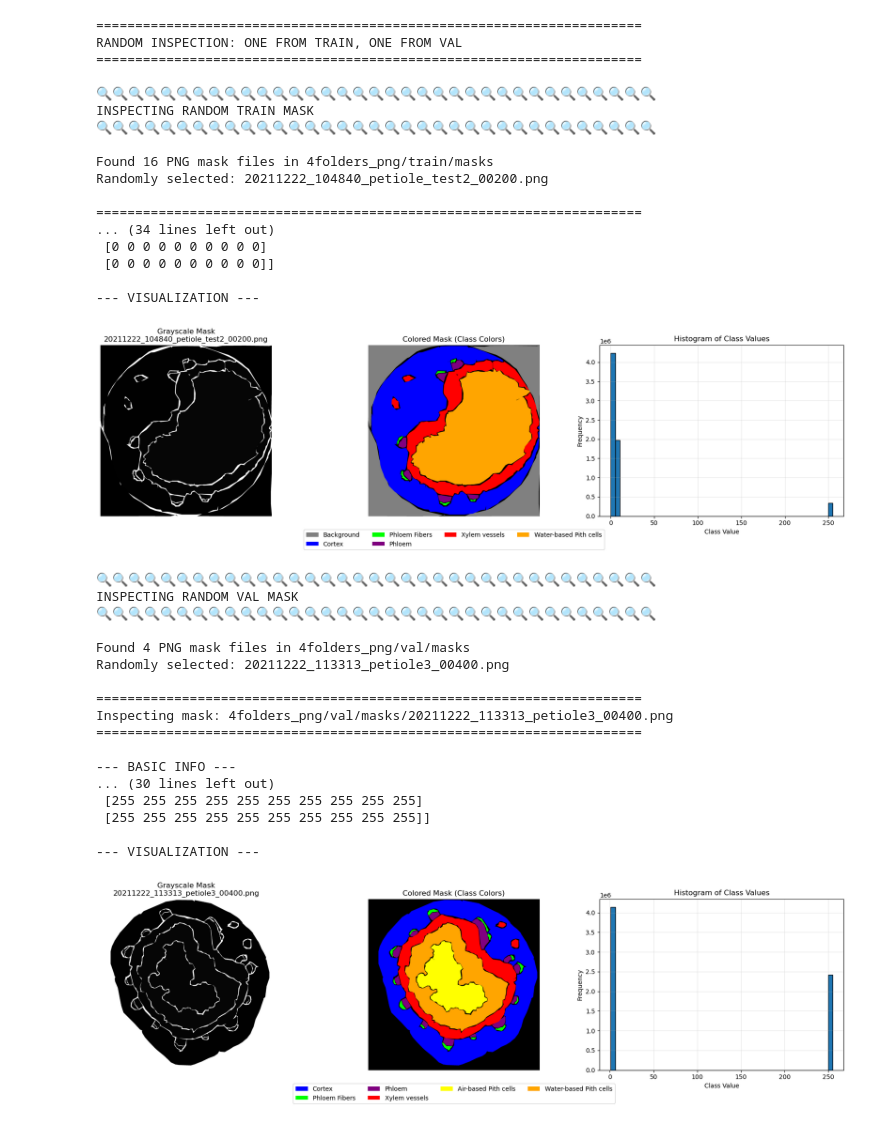
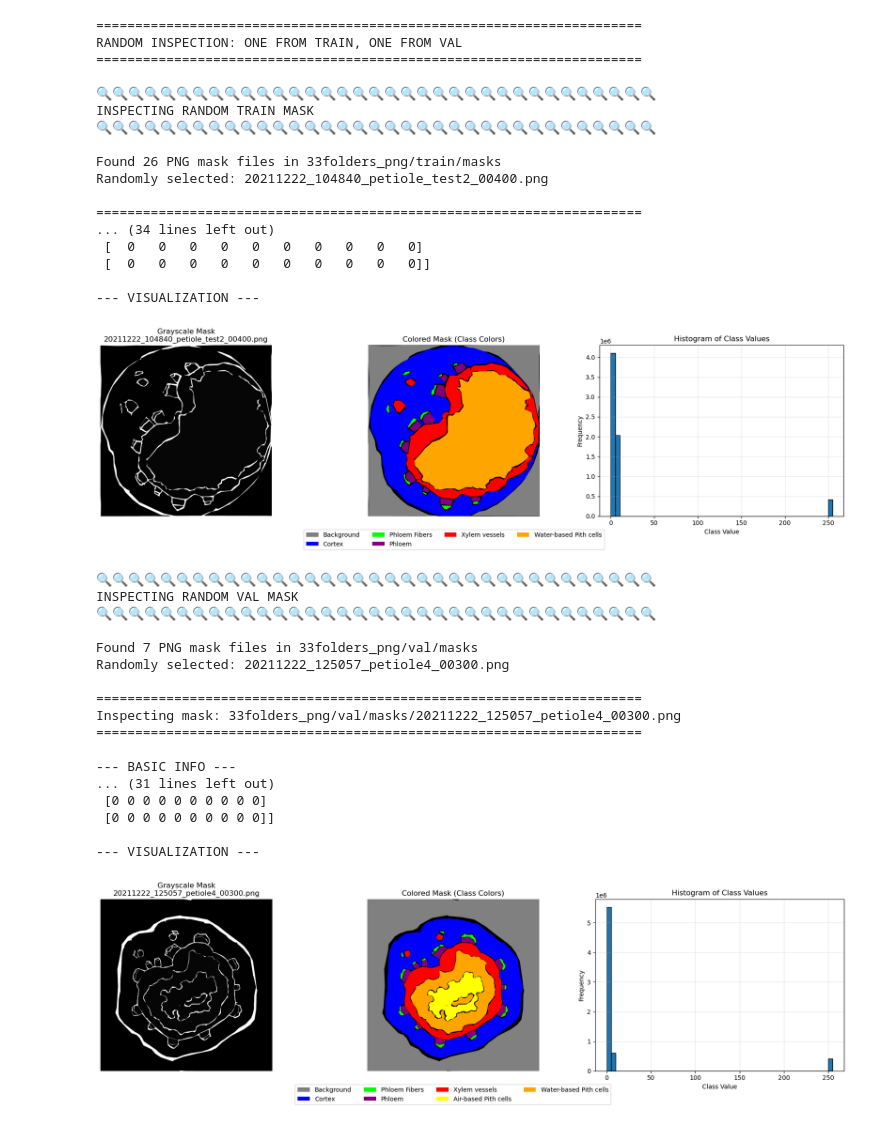
Before and after one commit to xiaoyachong/lightly_test, a Jupyter notebook: convert_png_plants.ipynb, the cells around one changed output. Drawn from its saved outputs; the diff is of its cells as text; code cells hidden in the pictures.

Commit message:
use 33 tiff for train

```diff
--- a/convert_png_plants.ipynb
+++ b/convert_png_plants.ipynb
@@ -794,7 +794,7 @@ if __name__ == "__main__":
     print("="*70)
     print("RANDOM INSPECTION: ONE FROM TRAIN, ONE FROM VAL")
     print("="*70)
-    inspect_random_from_train_and_val("4folders_png", seed=42)
+    inspect_random_from_train_and_val("33folders_png", seed=42)
 
     # Alternative examples:
 
@@ -806,42 +806,42 @@ if __name__ == "__main__":
     # print("\n\nEXAMPLE 2: Visualize image with mask")
     # visualize_mask_with_image(
     #     image_path="4folders_png/train/images/sand1_recon_01212.png",
     #     mask_path="4folders_png/train/masks/sand1_recon_01212.png"
     # )
 # %% [output]
 ======================================================================
 RANDOM INSPECTION: ONE FROM TRAIN, ONE FROM VAL
 ======================================================================
 
 🔍🔍🔍🔍🔍🔍🔍🔍🔍🔍🔍🔍🔍🔍🔍🔍🔍🔍🔍🔍🔍🔍🔍🔍🔍🔍🔍🔍🔍🔍🔍🔍🔍🔍🔍
 INSPECTING RANDOM TRAIN MASK
 🔍🔍🔍🔍🔍🔍🔍🔍🔍🔍🔍🔍🔍🔍🔍🔍🔍🔍🔍🔍🔍🔍🔍🔍🔍🔍🔍🔍🔍🔍🔍🔍🔍🔍🔍
 
-Found 16 PNG mask files in 4folders_png/train/masks
-Randomly selected: 20211222_104840_petiole_test2_00200.png
+Found 26 PNG mask files in 33folders_png/train/masks
+Randomly selected: 20211222_104840_petiole_test2_00400.png
 
 ======================================================================
 ... (34 lines left out)
- [0 0 0 0 0 0 0 0 0 0]
- [0 0 0 0 0 0 0 0 0 0]]
+ [  0   0   0   0   0   0   0   0   0   0]
+ [  0   0   0   0   0   0   0   0   0   0]]
 
 --- VISUALIZATION ---
-[figure, old version]
+[figure, new version]
 🔍🔍🔍🔍🔍🔍🔍🔍🔍🔍🔍🔍🔍🔍🔍🔍🔍🔍🔍🔍🔍🔍🔍🔍🔍🔍🔍🔍🔍🔍🔍🔍🔍🔍🔍
 INSPECTING RANDOM VAL MASK
 🔍🔍🔍🔍🔍🔍🔍🔍🔍🔍🔍🔍🔍🔍🔍🔍🔍🔍🔍🔍🔍🔍🔍🔍🔍🔍🔍🔍🔍🔍🔍🔍🔍🔍🔍
 
-Found 4 PNG mask files in 4folders_png/val/masks
-Randomly selected: 20211222_113313_petiole3_00400.png
+Found 7 PNG mask files in 33folders_png/val/masks
+Randomly selected: 20211222_125057_petiole4_00300.png
 
 ======================================================================
-Inspecting mask: 4folders_png/val/masks/20211222_113313_petiole3_00400.png
+Inspecting mask: 33folders_png/val/masks/20211222_125057_petiole4_00300.png
 ======================================================================
 
 --- BASIC INFO ---
-... (30 lines left out)
- [255 255 255 255 255 255 255 255 255 255]
- [255 255 255 255 255 255 255 255 255 255]]
+... (31 lines left out)
+ [0 0 0 0 0 0 0 0 0 0]
+ [0 0 0 0 0 0 0 0 0 0]]
 
 --- VISUALIZATION ---
-[figure, old version]
+[figure, new version]
```
Also changed, not shown: parts of 2 cells of this notebook, 3 other files.
